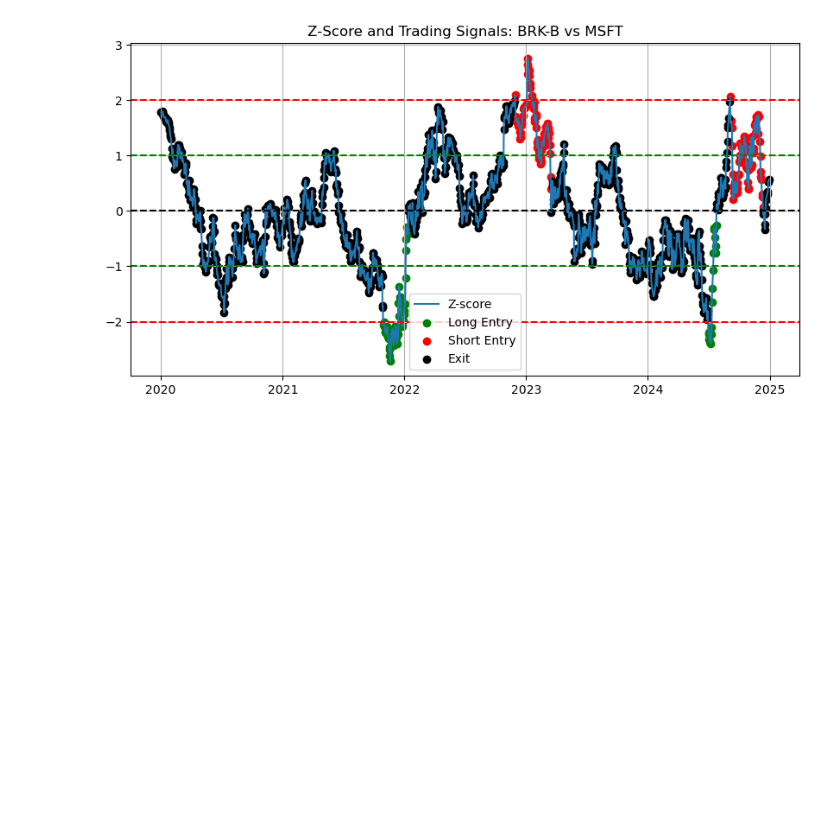
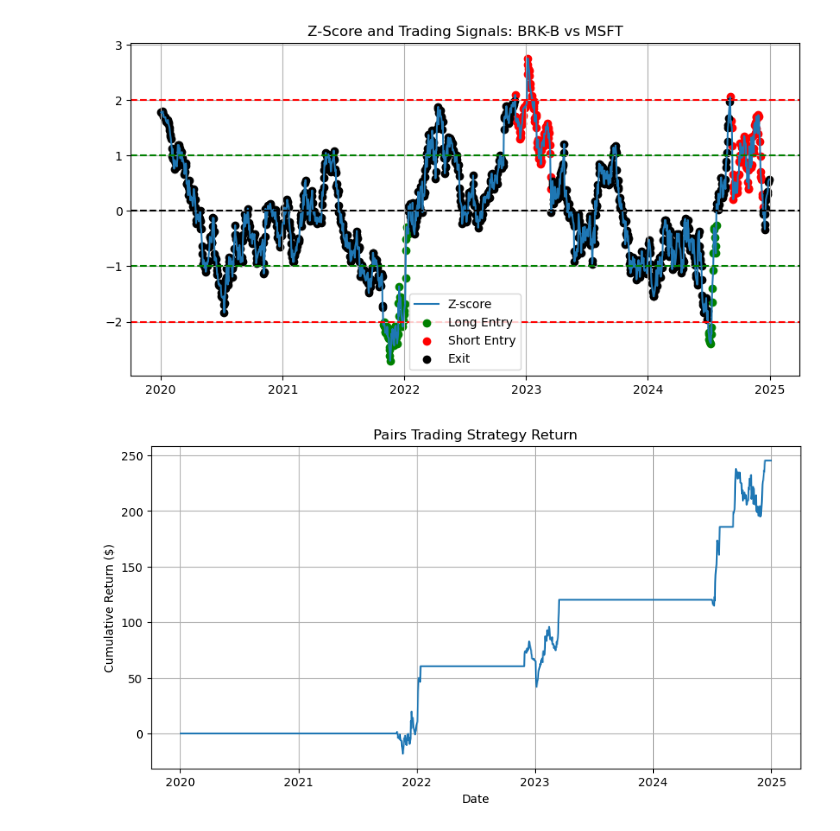
Before and after one commit to derekx24/pairs-trading, a Jupyter notebook: notebooks/pairs_trading.ipynb, the cells around one changed output. Drawn from its saved outputs; the diff is of its cells as text; code cells hidden in the pictures; blank space fills up the shorter version.

Commit message:
backtest pairs trading strategy

```diff
--- a/notebooks/pairs_trading.ipynb
+++ b/notebooks/pairs_trading.ipynb
@@ -97,3 +97,25 @@ plt.grid()
 plt.show()
 # %% [output]
 [figure]
+# %%
+# Calculate daily change in the spread
+data['spread_return'] = spread.diff()
+
+# Shift trading signals by 1 day to simulate acting on signals the next day
+data['position'] = data['signal'].shift(1).fillna(0)
+
+# Compute the strategy’s daily profit or loss
+data['strategy_return'] = data['position'] * data['spread_return']
+
+# Track total cumulative return over time from the strategy
+data['cumulative_return'] = data['strategy_return'].cumsum()
+
+plt.figure(figsize=(10, 5))
+plt.plot(data.index, data['cumulative_return'])
+plt.title("Pairs Trading Strategy Return")
+plt.xlabel("Date")
+plt.ylabel("Cumulative Return ($)")
+plt.grid()
+plt.show()
+# %% [output]
+[figure, added]
```
